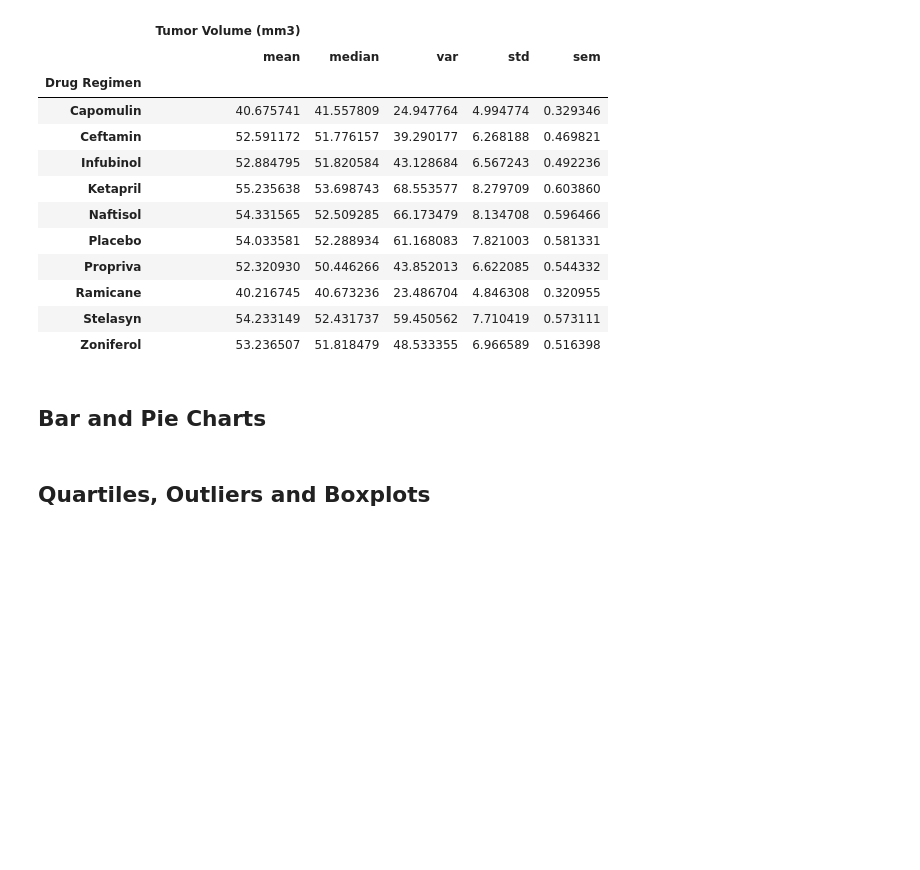
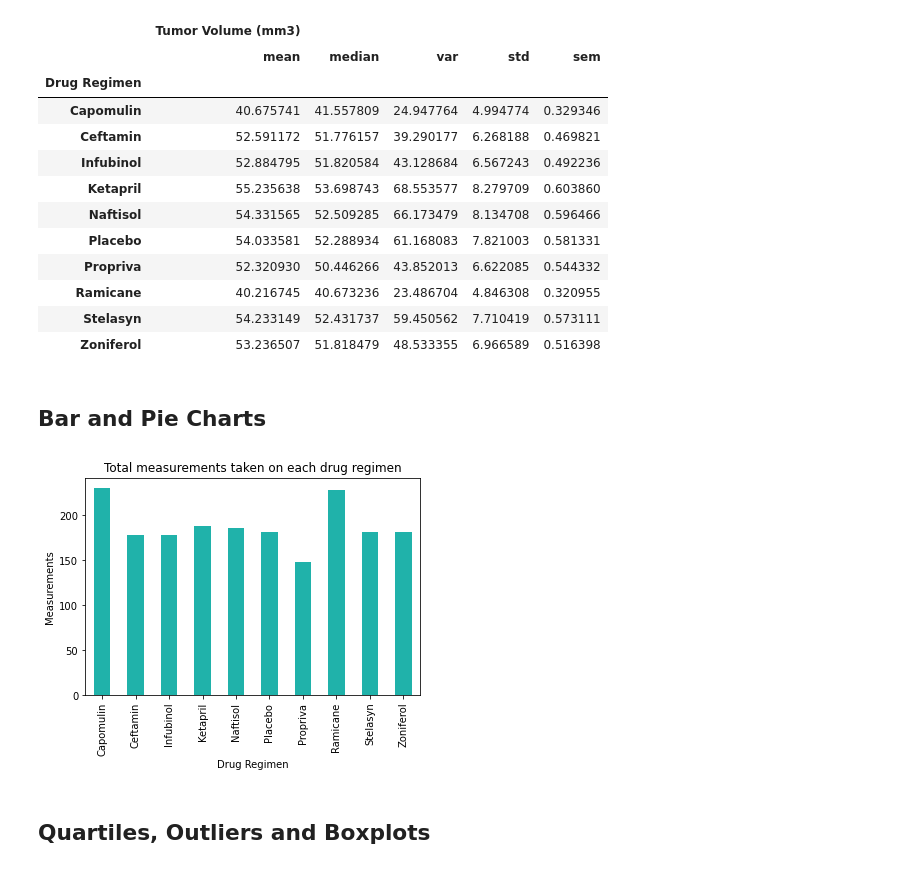
Before and after one commit to Sunny419-hub/Matplotlib-challenge, a Jupyter notebook: Pymaceuticals/pymaceuticals.ipynb, the cells around one changed output. Cells and saved outputs as stored; diff of their text form; code cells hidden in the pictures; blank space fills up the shorter version.

```diff
--- a/Pymaceuticals/pymaceuticals.ipynb
+++ b/Pymaceuticals/pymaceuticals.ipynb
@@ -149,3 +147,19 @@ summary_st
+# %%
+# Generate a bar plot showing the total number of measurements taken on each drug regimen using pandas.
+#Group by Drug Regimen
+drug_reg_pandas = mice_results.groupby(["Drug Regimen"])
+# Get data
+drug_reg = drug_reg_pandas["Drug Regimen"].count()
+# Configure plot and ticks
+drug_reg.plot(kind="bar", facecolor="lightseagreen")
+# Set textual properties
+plt.title("Total measurements taken on each drug regimen")
+plt.ylabel("Measurements")
+plt.xlabel("Drug Regimen")
+# Show plot
+plt.show()
+# %% [output]
+[figure, added]
 # %%
 # Generate a bar plot showing the total number of measurements taken on each drug regimen using pyplot.
 # %%
```
Also changed, not shown: parts of 2 cells of this notebook.
